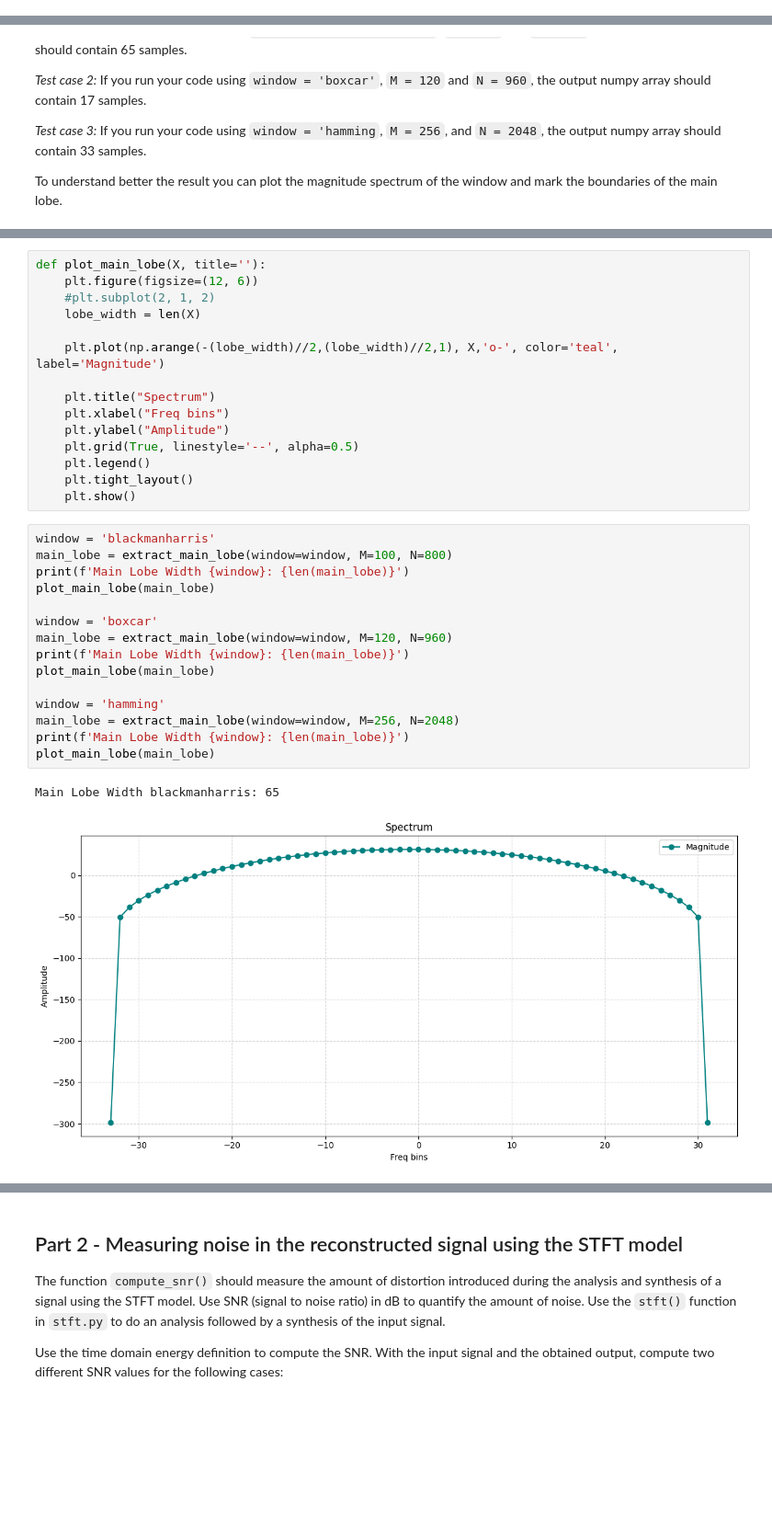
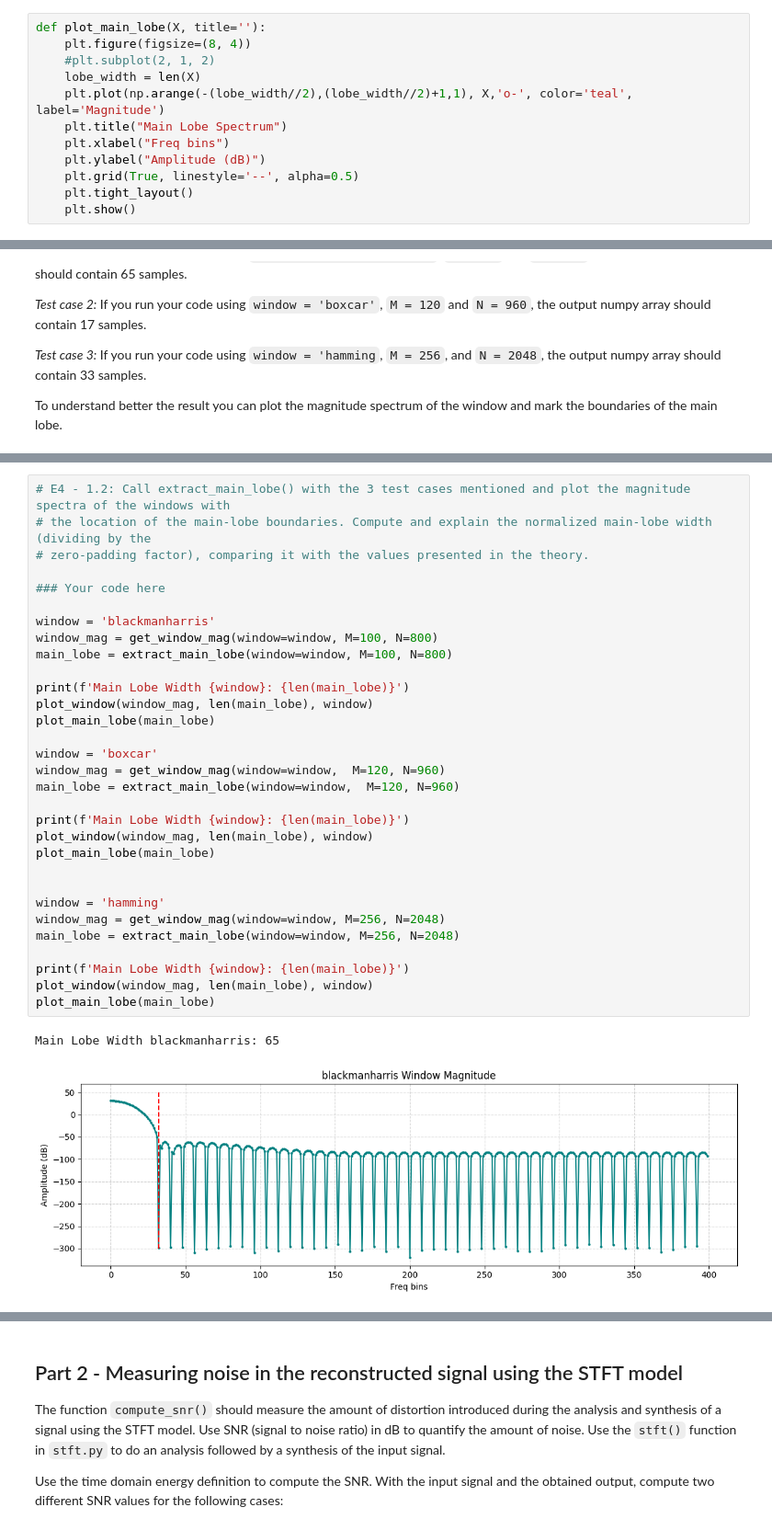
Before and after one commit to inesbroto/sms-tools-materials, a Jupyter notebook: exercises/E4-STFT.ipynb, the cells around one changed output, grey strips where cells are left out. Shown at 92% size. Cells and saved outputs as stored; diff of their text form; blank space fills up the shorter version.

```diff
--- a/exercises/E4-STFT.ipynb
+++ b/exercises/E4-STFT.ipynb
@@ -86,0 +102,12 @@ from smstools.models import utilFunctions as UF
+# %%
+def plot_main_lobe(X, title=''):
+    plt.figure(figsize=(8, 4))
+    #plt.subplot(2, 1, 2)
+    lobe_width = len(X)
+    plt.plot(np.arange(-(lobe_width//2),(lobe_width//2)+1,1), X,'o-', color='teal', label='Magnitude')
+    plt.title("Main Lobe Spectrum")
+    plt.xlabel("Freq bins")
+    plt.ylabel("Amplitude (dB)")
+    plt.grid(True, linestyle='--', alpha=0.5)
+    plt.tight_layout()
+    plt.show()
@@ -140,33 +165,34 @@ def plot_window_and_derivatives(X, grad, curve, title=''):
-# %%
-def plot_main_lobe(X, title=''):
-    plt.figure(figsize=(12, 6))
-    #plt.subplot(2, 1, 2)
-    lobe_width = len(X)
-
-    plt.plot(np.arange(-(lobe_width)//2,(lobe_width)//2,1), X,'o-', color='teal', label='Magnitude')
-
-    plt.title("Spectrum")
-    plt.xlabel("Freq bins")
-    plt.ylabel("Amplitude")
-    plt.grid(True, linestyle='--', alpha=0.5)
-    plt.legend()
-    plt.tight_layout()
-    plt.show()
 # %%
+# E4 - 1.2: Call extract_main_lobe() with the 3 test cases mentioned and plot the magnitude spectra of the windows with
+# the location of the main-lobe boundaries. Compute and explain the normalized main-lobe width (dividing by the
+# zero-padding factor), comparing it with the values presented in the theory.
+
+### Your code here
+
 window = 'blackmanharris'
+window_mag = get_window_mag(window=window, M=100, N=800)
 main_lobe = extract_main_lobe(window=window, M=100, N=800)
+
 print(f'Main Lobe Width {window}: {len(main_lobe)}')
+plot_window(window_mag, len(main_lobe), window)
 plot_main_lobe(main_lobe)
 
 window = 'boxcar'
-main_lobe = extract_main_lobe(window=window, M=120, N=960)
+window_mag = get_window_mag(window=window,  M=120, N=960)
+main_lobe = extract_main_lobe(window=window,  M=120, N=960)
+
 print(f'Main Lobe Width {window}: {len(main_lobe)}')
+plot_window(window_mag, len(main_lobe), window)
 plot_main_lobe(main_lobe)
 
+
 window = 'hamming'
+window_mag = get_window_mag(window=window, M=256, N=2048)
 main_lobe = extract_main_lobe(window=window, M=256, N=2048)
+
 print(f'Main Lobe Width {window}: {len(main_lobe)}')
+plot_window(window_mag, len(main_lobe), window)
 plot_main_lobe(main_lobe)
 # %% [output]
 Main Lobe Width blackmanharris: 65
-[figure, old version]
+[figure, new version]
```
Also changed, not shown: parts of 20 cells of this notebook.
